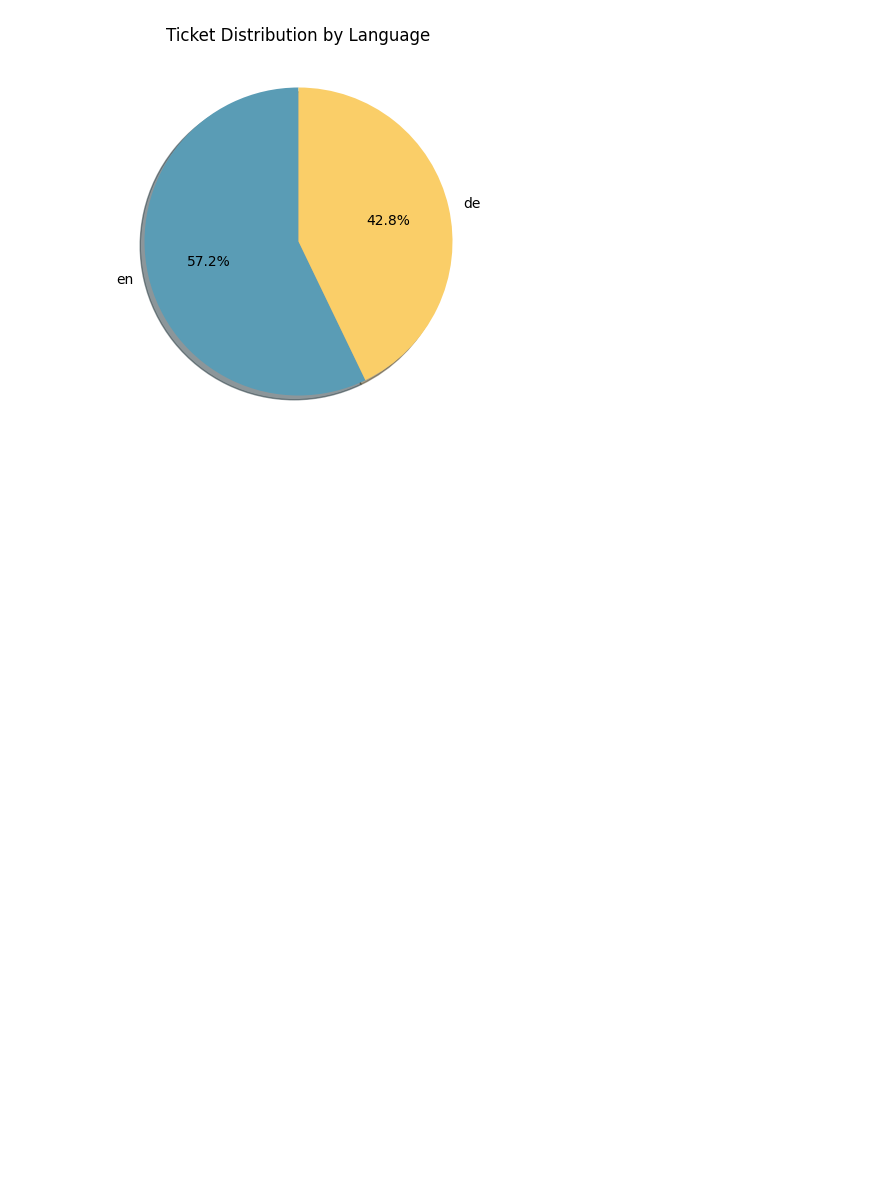
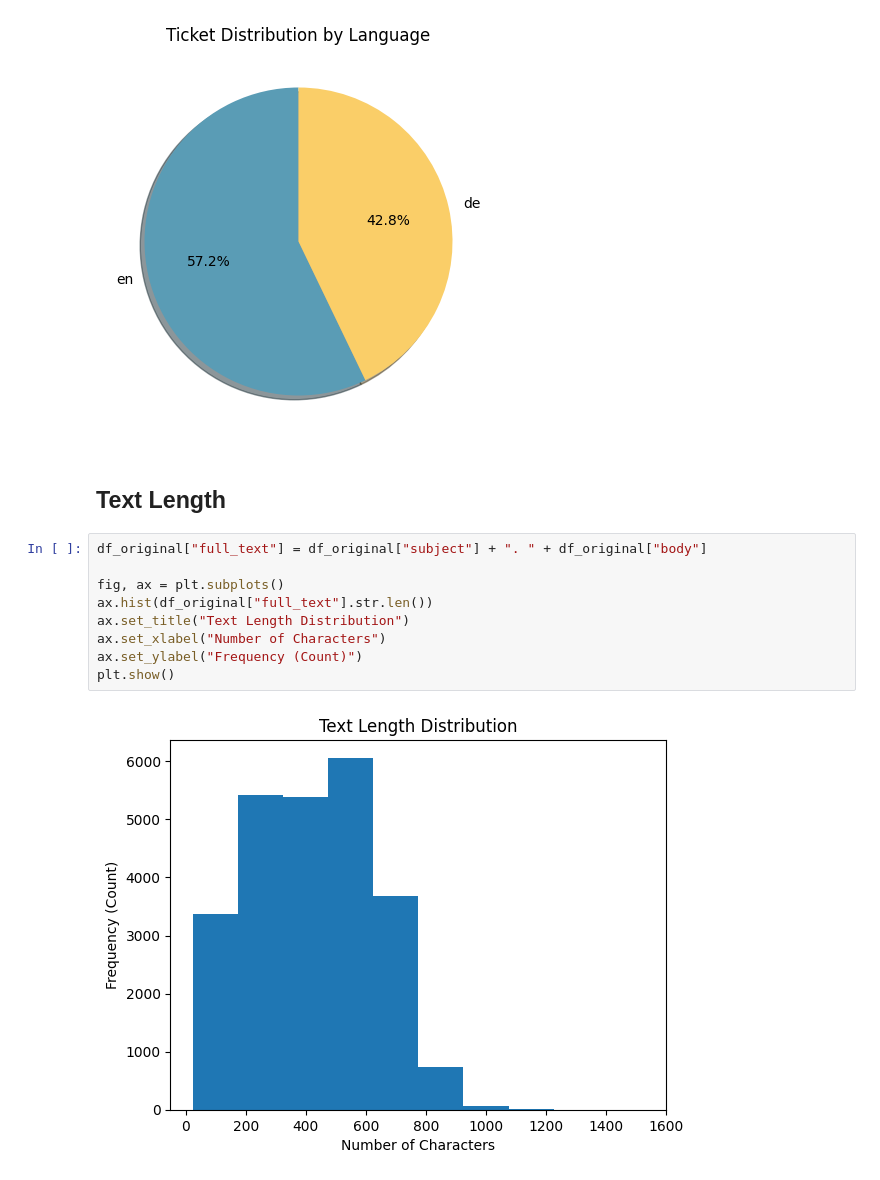
Before and after one commit to janoantelo7/IT-ticket-classifier, a Jupyter notebook: notebooks/it-ticket-classifier.ipynb, the cells around one changed output. Cells and saved outputs as stored; diff of their text form; blank space fills up the shorter version.

Commit message:
feat: add text length analysis section to notebook

```diff
--- a/notebooks/it-ticket-classifier.ipynb
+++ b/notebooks/it-ticket-classifier.ipynb
@@ -258,3 +258,16 @@ Name: count, dtype: int64
 
 Graphic representation
 [figure]
+# %% [markdown]
+## Text Length
+# %%
+df_original["full_text"] = df_original["subject"] + ". " + df_original["body"]
+
+fig, ax = plt.subplots()
+ax.hist(df_original["full_text"].str.len())
+ax.set_title("Text Length Distribution")
+ax.set_xlabel("Number of Characters")
+ax.set_ylabel("Frequency (Count)")
+plt.show()
+# %% [output]
+[figure, added]
```
